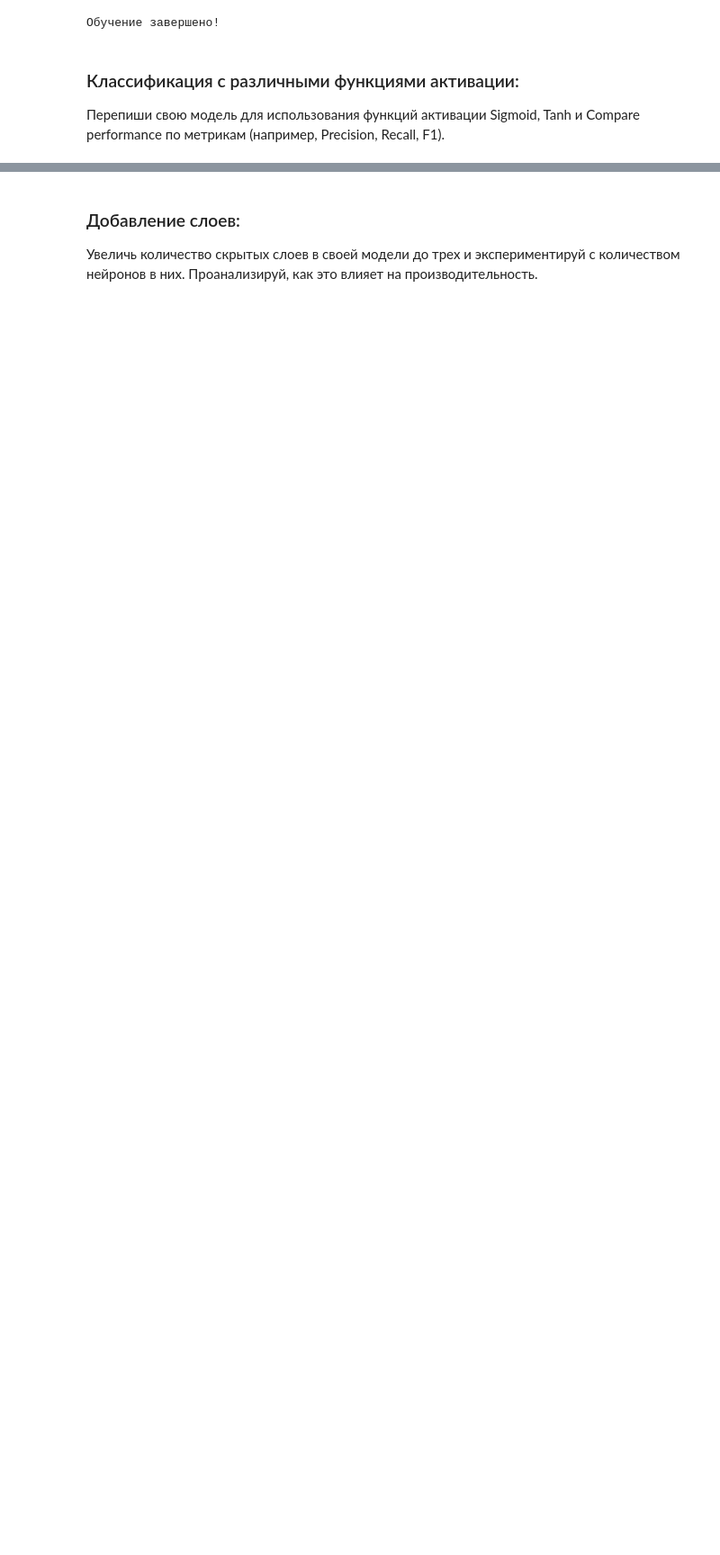
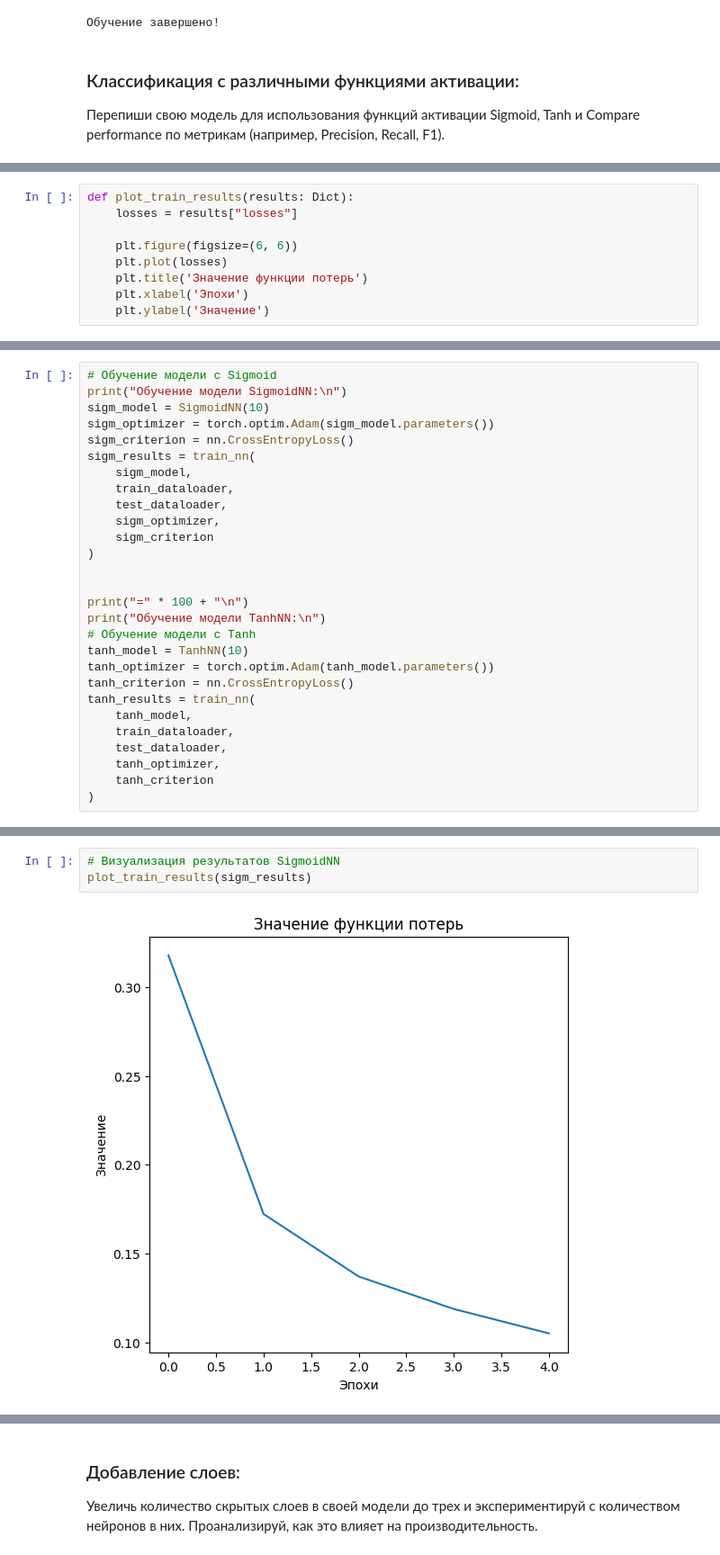
Before and after one commit to makea2018/Pytorch-Learning, a Jupyter notebook: notebooks/module_2.ipynb, the cells around one changed output, grey strips where cells are left out. Shown: that part at 90% size. Saved outputs shown, nothing was run; the diff lists cells and outputs as text; blank space fills up the shorter version.

```diff
--- a/notebooks/module_2.ipynb
+++ b/notebooks/module_2.ipynb
@@ -232,0 +336,9 @@ print('Обучение завершено!')
+# %%
+def plot_train_results(results: Dict):
+    losses = results["losses"]
+
+    plt.figure(figsize=(6, 6))
+    plt.plot(losses)
+    plt.title('Значение функции потерь')
+    plt.xlabel('Эпохи')
+    plt.ylabel('Значение')
@@ -232,0 +391,28 @@ print('Обучение завершено!')
+# %%
+# Обучение модели с Sigmoid
+print("Обучение модели SigmoidNN:\n")
+sigm_model = SigmoidNN(10)
+sigm_optimizer = torch.optim.Adam(sigm_model.parameters())
+sigm_criterion = nn.CrossEntropyLoss()
+sigm_results = train_nn(
+    sigm_model,
+    train_dataloader,
+    test_dataloader,
+    sigm_optimizer,
+    sigm_criterion
+)
+
+
+print("=" * 100 + "\n")
+print("Обучение модели TanhNN:\n")
+# Обучение модели с Tanh
+tanh_model = TanhNN(10)
+tanh_optimizer = torch.optim.Adam(tanh_model.parameters())
+tanh_criterion = nn.CrossEntropyLoss()
+tanh_results = train_nn(
+    tanh_model,
+    train_dataloader,
+    test_dataloader,
+    tanh_optimizer,
+    tanh_criterion
+)
@@ -232,0 +436,5 @@ print('Обучение завершено!')
+# %%
+# Визуализация результатов SigmoidNN
+plot_train_results(sigm_results)
+# %% [output]
+[figure, added]
```
Also changed, not shown: parts of 21 cells of this notebook.
